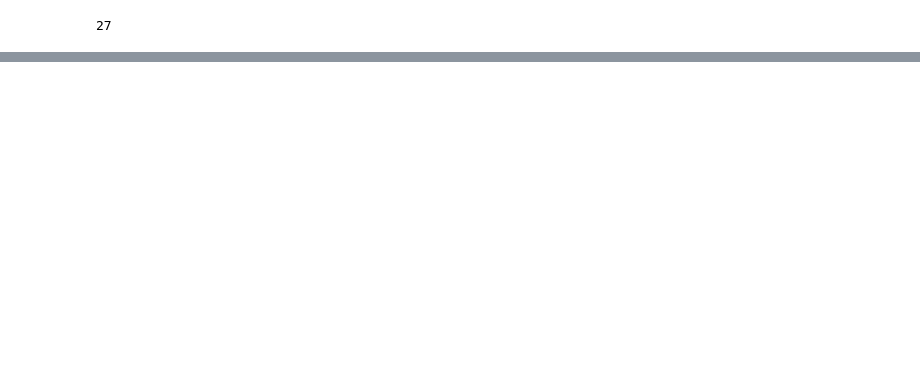
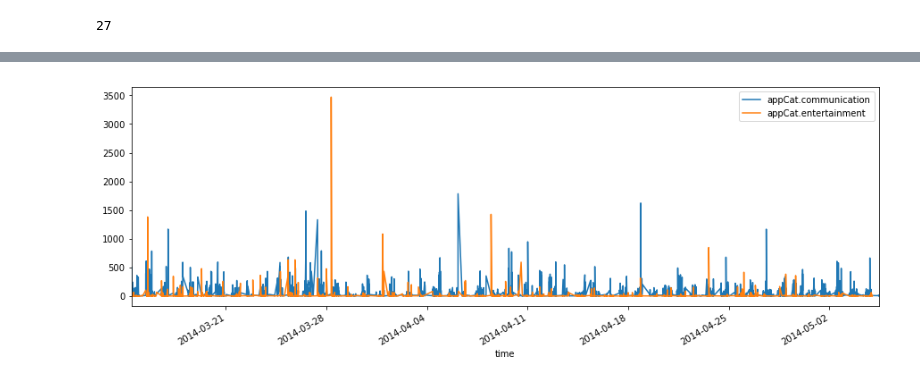
Before and after one commit to aeaston1/data-mining-techniques, a Jupyter notebook: Explore.ipynb, the cells around one changed output, grey strips where cells are left out. Saved outputs shown, nothing was run; the diff lists cells and outputs as text; code cells hidden in the pictures; blank space fills up the shorter version.

```diff
--- a/Explore.ipynb
+++ b/Explore.ipynb
@@ -30,0 +50,8 @@ pd.DataFrame(df.variable.value_counts()).plot.bar();
+# %%
+# look at the usage of a couple of apps of that patient with the dropped mood
+fig, ax = plt.subplots()
+for key, grp in df[(df.patient.isin(['AS14.05'])) & (df.variable.isin(['appCat.entertainment','appCat.communication']))].groupby(['variable']):
+    ax = grp.plot(ax=ax, kind='line', x='time', y='value', label=key)
+plt.show()
+# %% [output]
+[figure, added]
```
Also changed, not shown: parts of 6 cells of this notebook.
